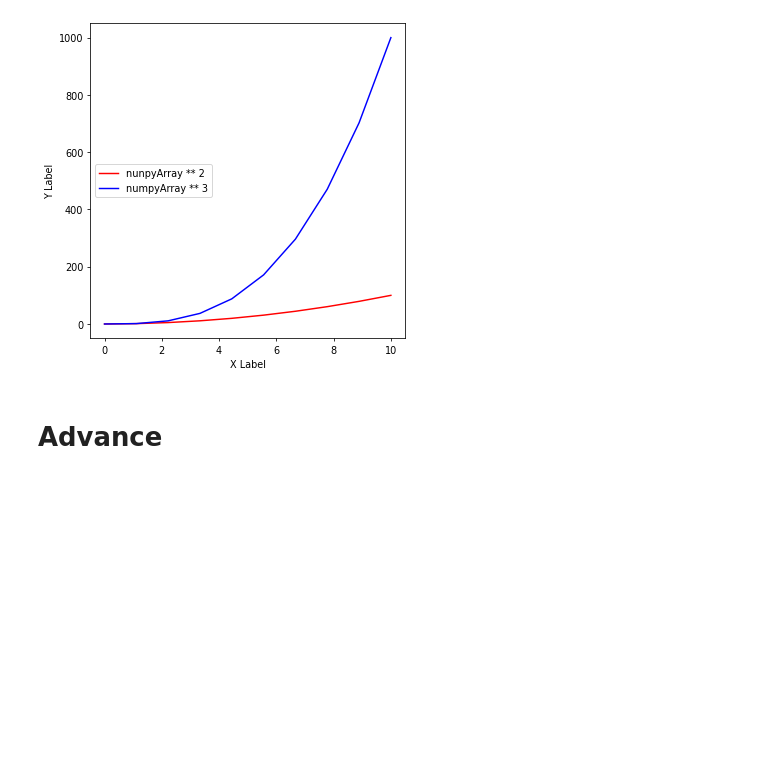
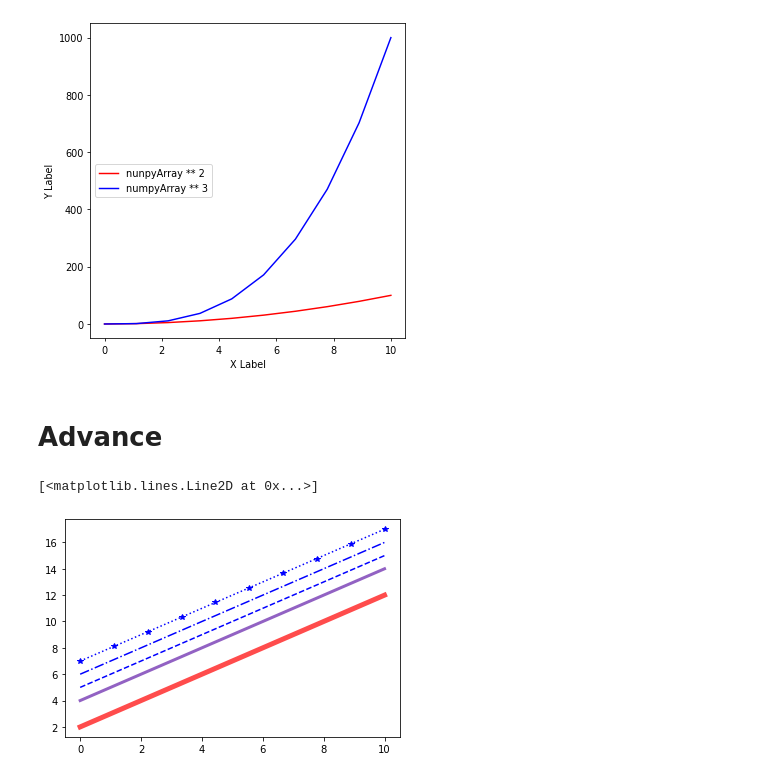
Before and after one commit to anildursunipek/python-modules, a Jupyter notebook: matplotlib_pyplot_module/matplotlib_data_visualization.ipynb, the cells around one changed output. Cells and saved outputs as stored; diff of their text form; code cells hidden in the pictures; blank space fills up the shorter version.

Commit message:
Updata matplotlib_data_visualization.ipynb

```diff
--- a/matplotlib_pyplot_module/matplotlib_data_visualization.ipynb
+++ b/matplotlib_pyplot_module/matplotlib_data_visualization.ipynb
@@ -105,3 +105,13 @@ newAxis.legend(loc=6)
 ## newFigure.savefig('myFigure.png')   -- saving
 # %% [markdown]
 # Advance
+# %%
+(myFigure, myAxes) = plt.subplots()
+myAxes.plot(numpyArray,numpyArray + 2,'r',alpha=0.7,linewidth=5)## Hex colors
+myAxes.plot(numpyArray,numpyArray + 4,'#9262C3', linewidth=3)
+myAxes.plot(numpyArray,numpyArray +5 ,'b',linestyle="--")
+myAxes.plot(numpyArray,numpyArray +6 ,'b',linestyle="-.")
+myAxes.plot(numpyArray,numpyArray +7 ,'b',linestyle=":",marker="*")#Points
+# %% [output]
+[<matplotlib.lines.Line2D at 0x...>]
+[figure, added]
```
Also changed, not shown: parts of 9 cells of this notebook.
